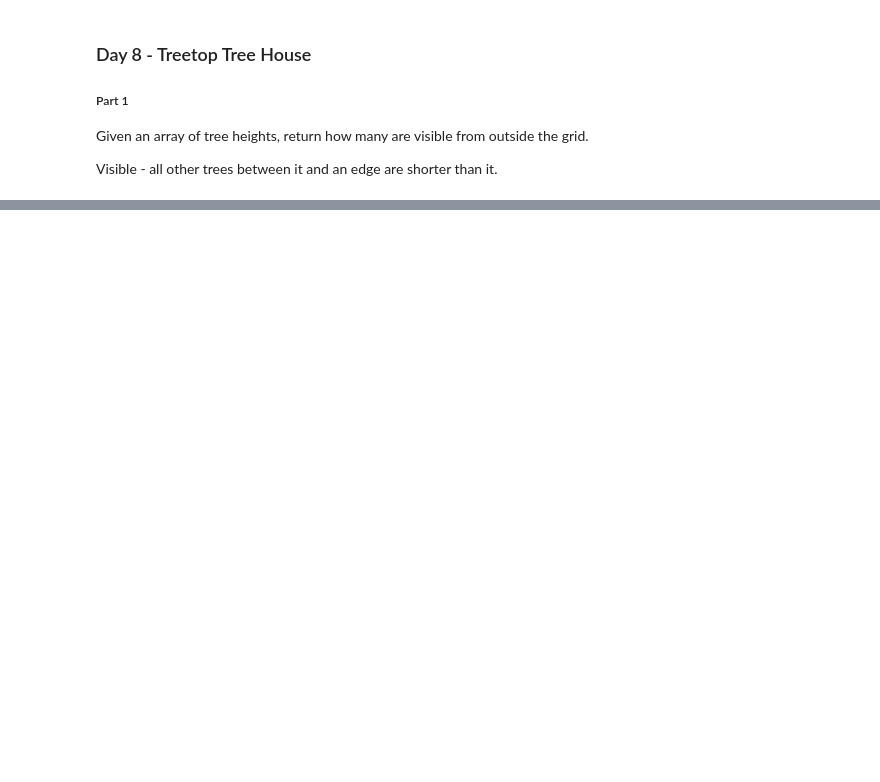
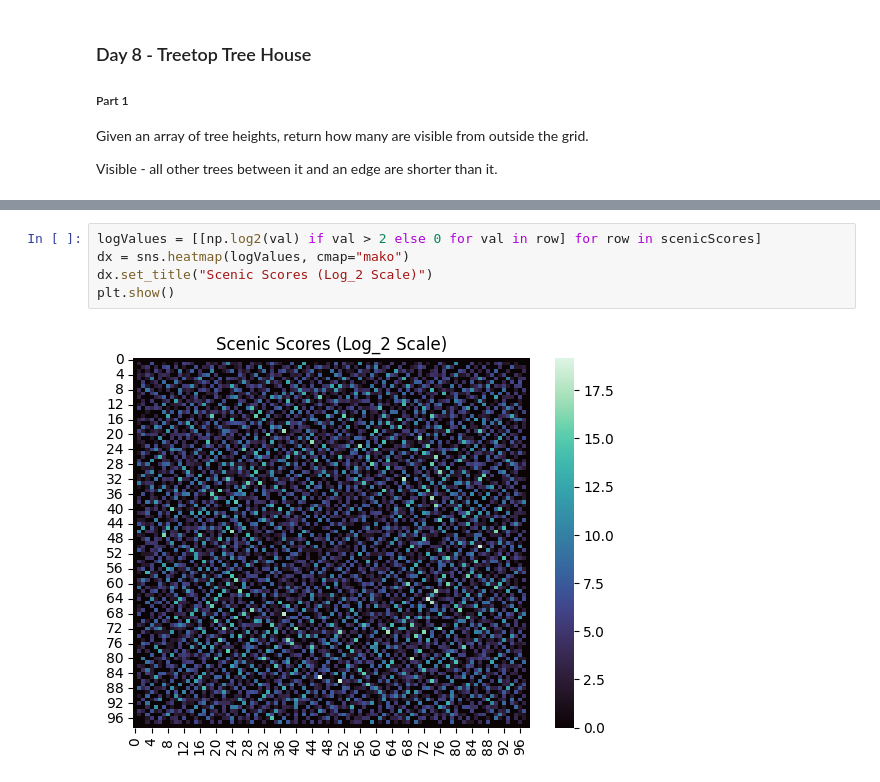
Before and after one commit to KaraMartin/AdventOfCode2022, a Jupyter notebook: AdventOfCode_08.ipynb, the cells around one changed output, grey strips where cells are left out. Drawn from its saved outputs; the diff is of its cells as text; blank space fills up the shorter version.

```diff
--- a/AdventOfCode_08.ipynb
+++ b/AdventOfCode_08.ipynb
@@ -84,0 +92,7 @@ Best Scenic Score is 590824
+# %%
+logValues = [[np.log2(val) if val > 2 else 0 for val in row] for row in scenicScores]
+dx = sns.heatmap(logValues, cmap="mako")
+dx.set_title("Scenic Scores (Log_2 Scale)")
+plt.show()
+# %% [output]
+[figure, added]
```
Also changed, not shown: parts of 6 cells of this notebook, 3 other files.
